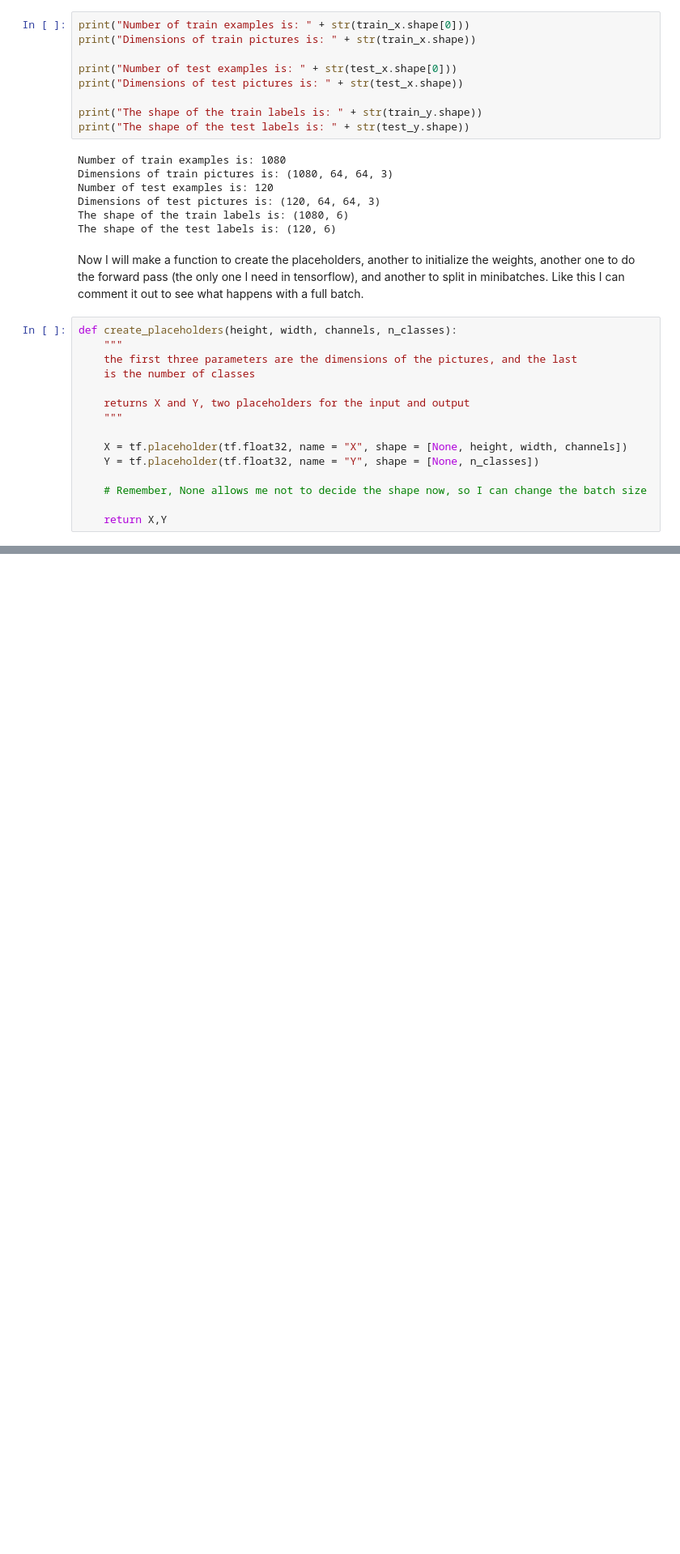
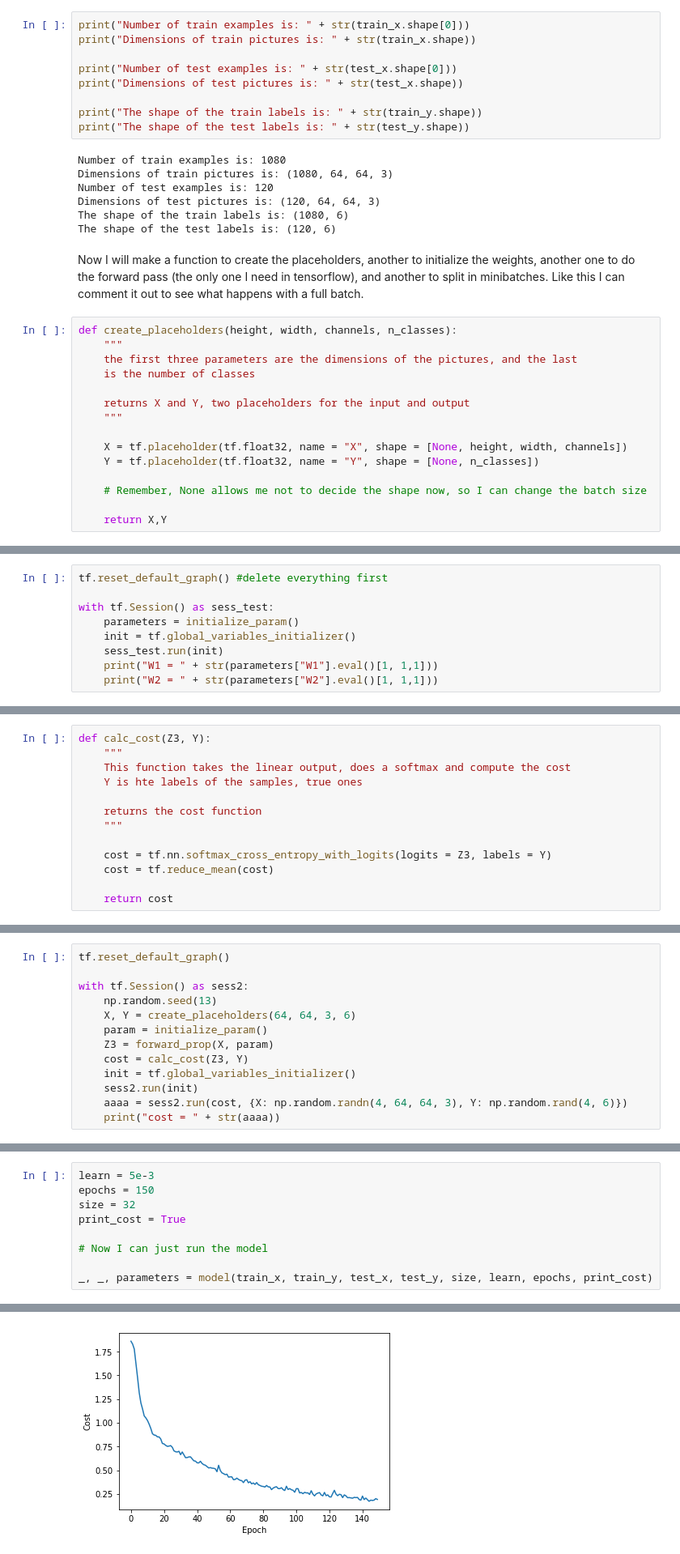
Before and after one commit to DrAlexSanz/CNN-in-TF, a Jupyter notebook: CNN_in_Tensorlow.ipynb, the cells around one changed output, grey strips where cells are left out. Shown at 81% size. Saved outputs shown, nothing was run; the diff lists cells and outputs as text; blank space fills up the shorter version.

```diff
--- a/CNN_in_Tensorlow.ipynb
+++ b/CNN_in_Tensorlow.ipynb
@@ -120,0 +146,9 @@ Now I have to initialize the weights. I use Xavier initialitation. I could also
+# %%
+tf.reset_default_graph() #delete everything first
+
+with tf.Session() as sess_test:
+    parameters = initialize_param()
+    init = tf.global_variables_initializer()
+    sess_test.run(init)
+    print("W1 = " + str(parameters["W1"].eval()[1, 1,1]))
+    print("W2 = " + str(parameters["W2"].eval()[1, 1,1]))
@@ -120,0 +236,13 @@ Now I have to initialize the weights. I use Xavier initialitation. I could also
+# %%
+def calc_cost(Z3, Y):
+    """
+    This function takes the linear output, does a softmax and compute the cost
+    Y is hte labels of the samples, true ones
+
+    returns the cost function
+    """
+
+    cost = tf.nn.softmax_cross_entropy_with_logits(logits = Z3, labels = Y)
+    cost = tf.reduce_mean(cost)
+
+    return cost
@@ -120,0 +251,13 @@ Now I have to initialize the weights. I use Xavier initialitation. I could also
+# %%
+tf.reset_default_graph()
+
+with tf.Session() as sess2:
+    np.random.seed(13)
+    X, Y = create_placeholders(64, 64, 3, 6)
+    param = initialize_param()
+    Z3 = forward_prop(X, param)
+    cost = calc_cost(Z3, Y)
+    init = tf.global_variables_initializer()
+    sess2.run(init)
+    aaaa = sess2.run(cost, {X: np.random.randn(4, 64, 64, 3), Y: np.random.rand(4, 6)})
+    print("cost = " + str(aaaa))
@@ -120,0 +408,10 @@ Now I have to initialize the weights. I use Xavier initialitation. I could also
+# %%
+learn = 5e-3
+epochs = 150
+size = 32
+print_cost = True
+
+# Now I can just run the model
+
+_, _, parameters = model(train_x, train_y, test_x, test_y, size, learn, epochs, print_cost)
+# %% [output]
@@ -120,0 +436 @@ Now I have to initialize the weights. I use Xavier initialitation. I could also
+[figure, added]
```
Also changed, not shown: parts of 21 cells of this notebook.
